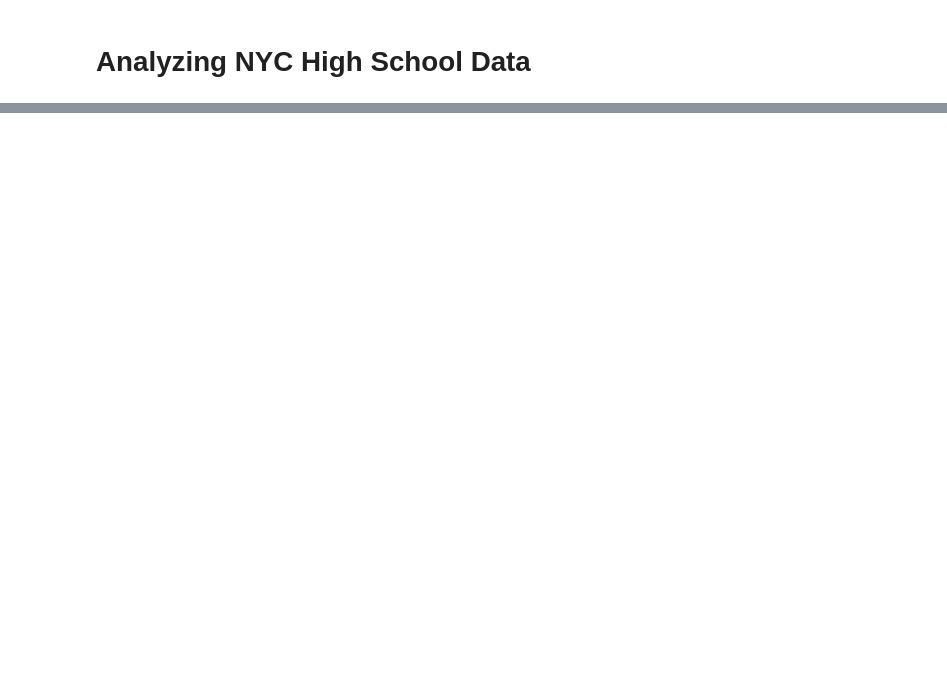
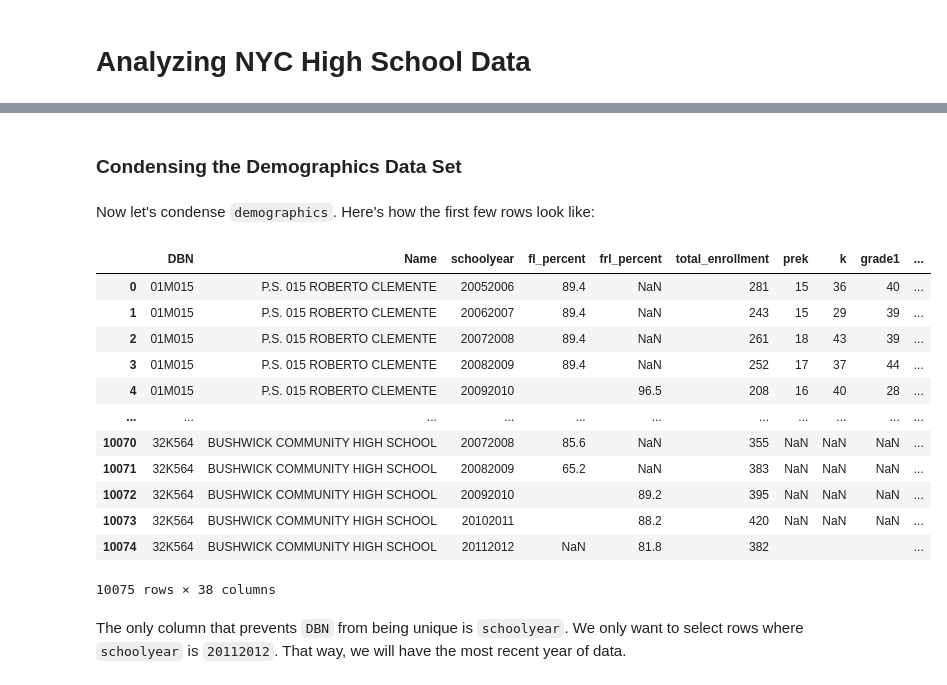
Before and after one commit to pheygiod/my_projects, a Jupyter notebook: nyc_high_school.ipynb, the cells around one changed output, grey strips where cells are left out. Drawn from its saved outputs; the diff is of its cells as text; code cells hidden in the pictures; blank space fills up the shorter version.

```diff
--- a/nyc_high_school.ipynb
+++ b/nyc_high_school.ipynb
@@ -70,0 +255,11 @@ data["survey"] = survey
+# %%
+# Creating a new column called padded_csd in the class_size dataset
+def pad_csd(num): # Creating custom function that takes in a number
+    return str(num).zfill(2) # Converting the number to a string and checking the length of the string; if the string is two digits long, it returns the string. If the string is one digit long, it adds a `0` to the front of the string and then returns it
+
+# Applying the function
+data['class_size']['padded_csd'] = data['class_size']['CSD'].apply(pad_csd)
+
+# Merging padded_csd and `SCHOOL CODE` - using the addition operator (+)
+data['class_size']['DBN'] = data['class_size']['padded_csd'] + data['class_size']['SCHOOL CODE']
+print(data['class_size'].head())
@@ -70,0 +360,15 @@ data["survey"] = survey
+# %%
+import re
+
+def find_lon(loc):
+    coords = re.findall("\(.+\)", loc)
+    lon = coords[0].split(",")[1].replace(")", "").strip()
+    return lon
+
+data['hs_directory']['lon'] = data['hs_directory']['Location 1'].apply(find_lon)
+
+# Converting lat and lon columns to numbers
+data['hs_directory']['lat'] = pd.to_numeric(data['hs_directory']['lat'], errors="coerce")
+data['hs_directory']['lon'] = pd.to_numeric(data['hs_directory']['lon'], errors="coerce")
+
+print(data['hs_directory'].head())
@@ -70,0 +435,5 @@ data["survey"] = survey
+# %%
+class_size = data['class_size']
+class_size = class_size[class_size['GRADE '] == '09-12'] # Adding space at the end of the name of the `'GRADE '` column to avoid generating errors
+class_size = class_size[class_size['PROGRAM TYPE'] == 'GEN ED']
+print(class_size.head())
@@ -70,0 +462,12 @@ data["survey"] = survey
+# %%
+import numpy
+
+# Finding average values
+class_size = class_size.groupby('DBN').agg(numpy.mean) # Grouping class_size by DBN and calculating the average of each group
+class_size.reset_index(inplace=True) # The DBN column became the index - correct by resetting the index to keep DBN as a column
+
+# Assigning the result back to class_size
+data['class_size'] = class_size
+
+# Displaying the first few rows to check that everything went okay
+print(data['class_size'].head())
@@ -70,0 +495,22 @@ data["survey"] = survey
+# %% [markdown]
+### Condensing the Demographics Data Set
+# %% [markdown]
+Now let's condense `demographics`. Here's how the first few rows look like:
+# %%
+data['demographics']
+# %% [output]
+|  | DBN | Name | schoolyear | fl_percent | frl_percent | total_enrollment | prek | k | grade1 | ... |
+| 0 | 01M015 | P.S. 015 ROBERTO CLEMENTE | 20052006 | 89.4 | NaN | 281 | 15 | 36 | 40 | ... |
+| 1 | 01M015 | P.S. 015 ROBERTO CLEMENTE | 20062007 | 89.4 | NaN | 243 | 15 | 29 | 39 | ... |
+| 2 | 01M015 | P.S. 015 ROBERTO CLEMENTE | 20072008 | 89.4 | NaN | 261 | 18 | 43 | 39 | ... |
+| 3 | 01M015 | P.S. 015 ROBERTO CLEMENTE | 20082009 | 89.4 | NaN | 252 | 17 | 37 | 44 | ... |
+| 4 | 01M015 | P.S. 015 ROBERTO CLEMENTE | 20092010 |  | 96.5 | 208 | 16 | 40 | 28 | ... |
+| ... | ... | ... | ... | ... | ... | ... | ... | ... | ... | ... |
+| 10070 | 32K564 | BUSHWICK COMMUNITY HIGH SCHOOL | 20072008 | 85.6 | NaN | 355 | NaN | NaN | NaN | ... |
+| 10071 | 32K564 | BUSHWICK COMMUNITY HIGH SCHOOL | 20082009 | 65.2 | NaN | 383 | NaN | NaN | NaN | ... |
+| 10072 | 32K564 | BUSHWICK COMMUNITY HIGH SCHOOL | 20092010 |  | 89.2 | 395 | NaN | NaN | NaN | ... |
+| 10073 | 32K564 | BUSHWICK COMMUNITY HIGH SCHOOL | 20102011 |  | 88.2 | 420 | NaN | NaN | NaN | ... |
+| 10074 | 32K564 | BUSHWICK COMMUNITY HIGH SCHOOL | 20112012 | NaN | 81.8 | 382 |  |  |  | ... |
+10075 rows × 38 columns
+# %% [markdown]
+The only column that prevents `DBN` from being unique is `schoolyear`. We only want to select rows where `schoolyear` is `20112012`. That way, we will have the most recent year of data.
```
Also changed, not shown: parts of 95 cells of this notebook, 1 other file.
